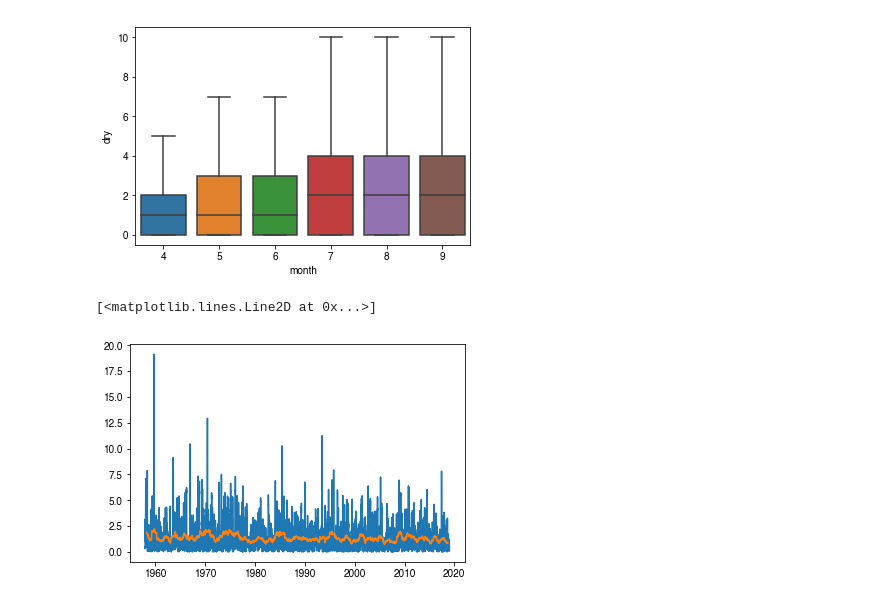
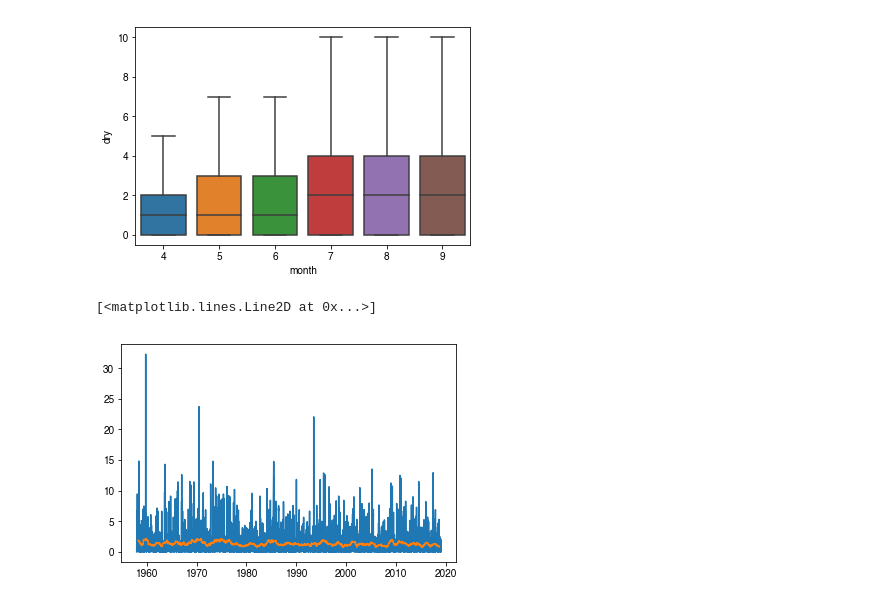
Before and after one commit to mdekauwe/TasFACE_rainfall, a Jupyter notebook: TasFACE_rainfall_analysis.ipynb, the cells around one changed output. Drawn from its saved outputs; the diff is of its cells as text; code cells hidden in the pictures.

```diff
--- a/TasFACE_rainfall_analysis.ipynb
+++ b/TasFACE_rainfall_analysis.ipynb
@@ -129,9 +129,9 @@ See the caveats in the documentation: http://pandas.pydata.org/pandas-docs/stabl
 # %%
 # Look at rolling window as proxy for any trend / change in freq.
 
 # min_periods to account for missing data
-plt.plot(df["PPT"].rolling(window=7, center=True, min_periods=7).mean())
+plt.plot(df["PPT"].rolling(window=7, center=True, min_periods=3).mean())
 plt.plot(df["PPT"].rolling(window=365, center=True, min_periods=300).mean())
 # %% [output]
 [<matplotlib.lines.Line2D at 0x...>]
-[figure, old version]
+[figure, new version]
```
Also changed, not shown: parts of 2 cells of this notebook.
